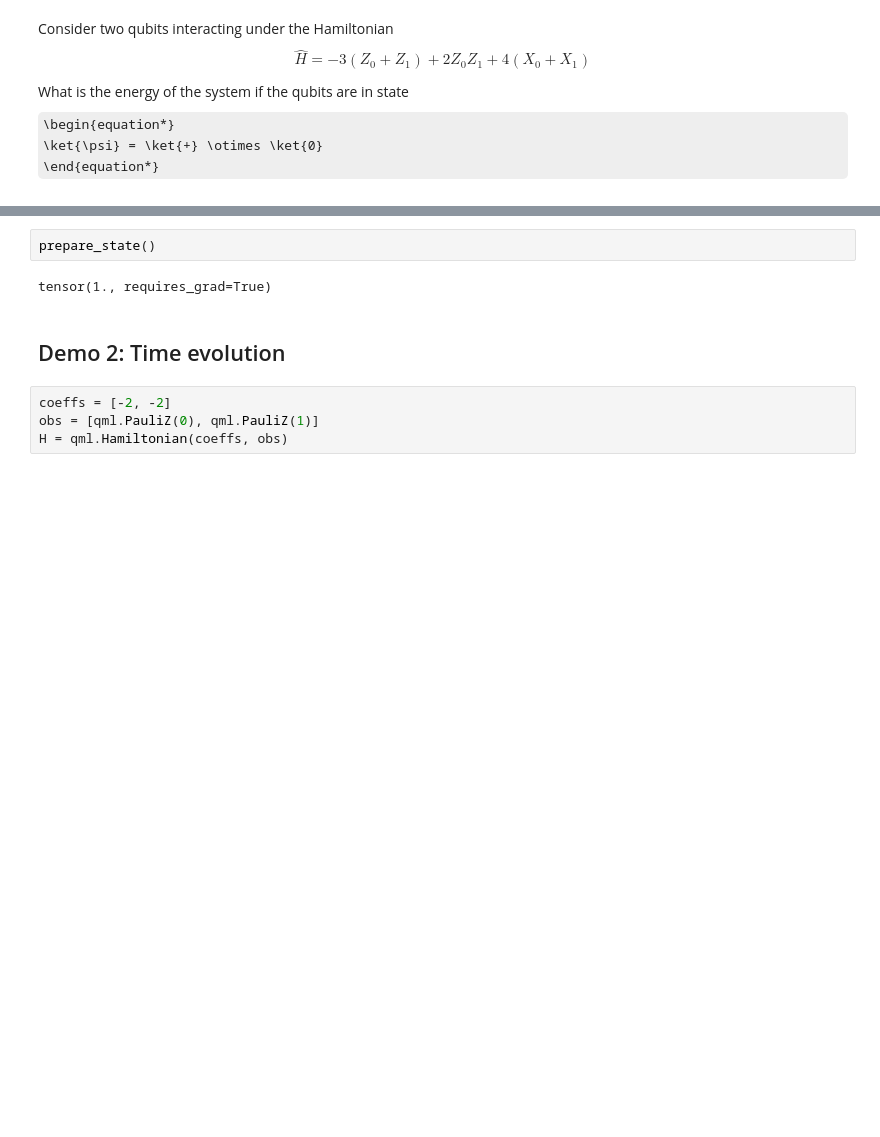
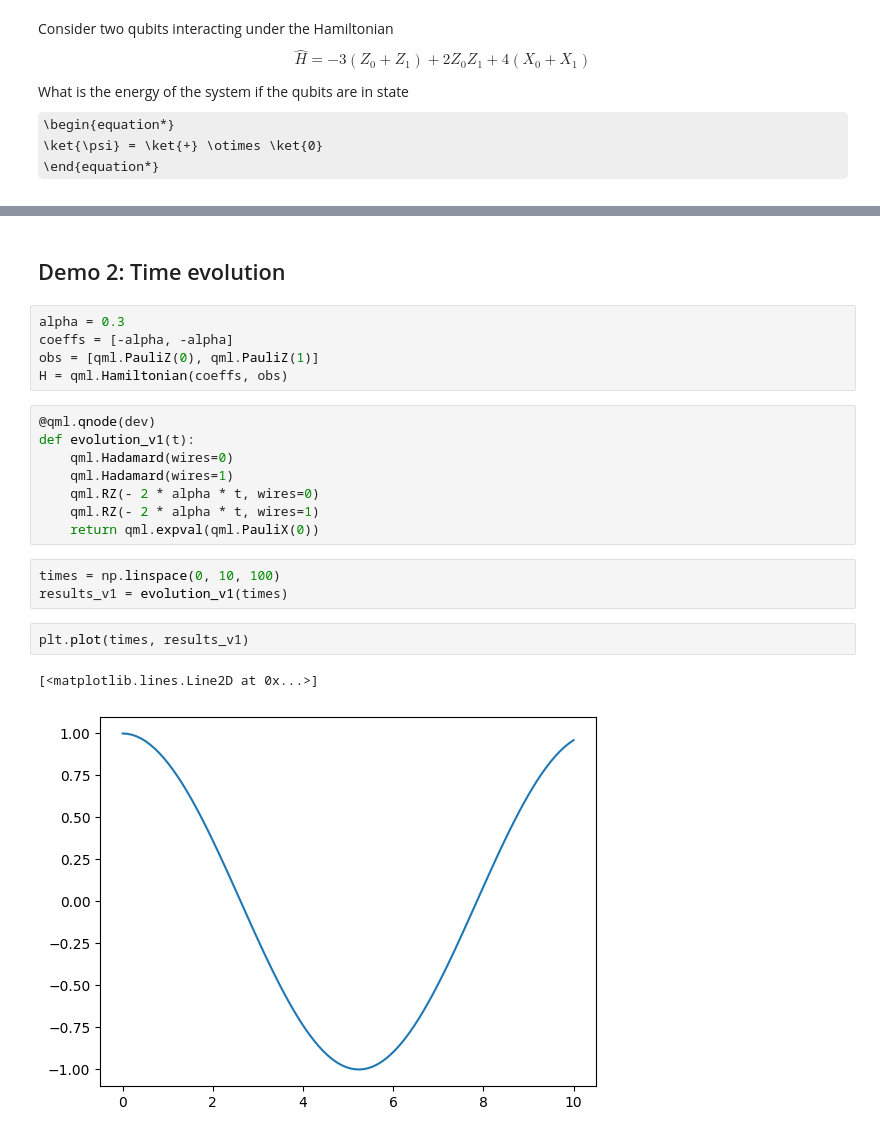
Before and after one commit to glassnotes/CPEN-400Q, a Jupyter notebook: demos/Lecture18-Demos.ipynb, the cells around one changed output, grey strips where cells are left out. Saved outputs shown, nothing was run; the diff lists cells and outputs as text; some formulas as TeX source; blank space fills up the shorter version.

```diff
--- a/demos/Lecture18-Demos.ipynb
+++ b/demos/Lecture18-Demos.ipynb
@@ -64,11 +62,24 @@ def prepare_state():
-# %%
-prepare_state()
-# %% [output]
-tensor(1., requires_grad=True)
 # %% [markdown]
 ## Demo 2: Time evolution
 # %%
-coeffs = [-2, -2]
+alpha = 0.3
+coeffs = [-alpha, -alpha]
 obs = [qml.PauliZ(0), qml.PauliZ(1)]
 H = qml.Hamiltonian(coeffs, obs)
+# %%
+@qml.qnode(dev)
+def evolution_v1(t):
+    qml.Hadamard(wires=0)
+    qml.Hadamard(wires=1)
+    qml.RZ(- 2 * alpha * t, wires=0)
+    qml.RZ(- 2 * alpha * t, wires=1)
+    return qml.expval(qml.PauliX(0))
+# %%
+times = np.linspace(0, 10, 100)
+results_v1 = evolution_v1(times)
+# %%
+plt.plot(times, results_v1)
+# %% [output]
+[<matplotlib.lines.Line2D at 0x...>]
+[figure, added]
 # %%
```
Also changed, not shown: parts of 17 cells of this notebook, 1 other file.
